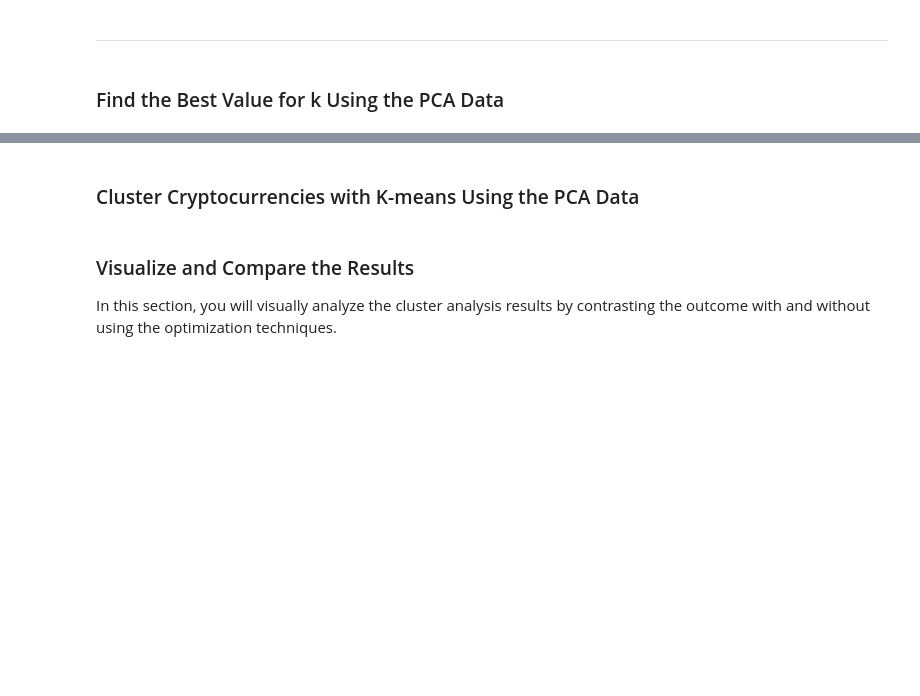
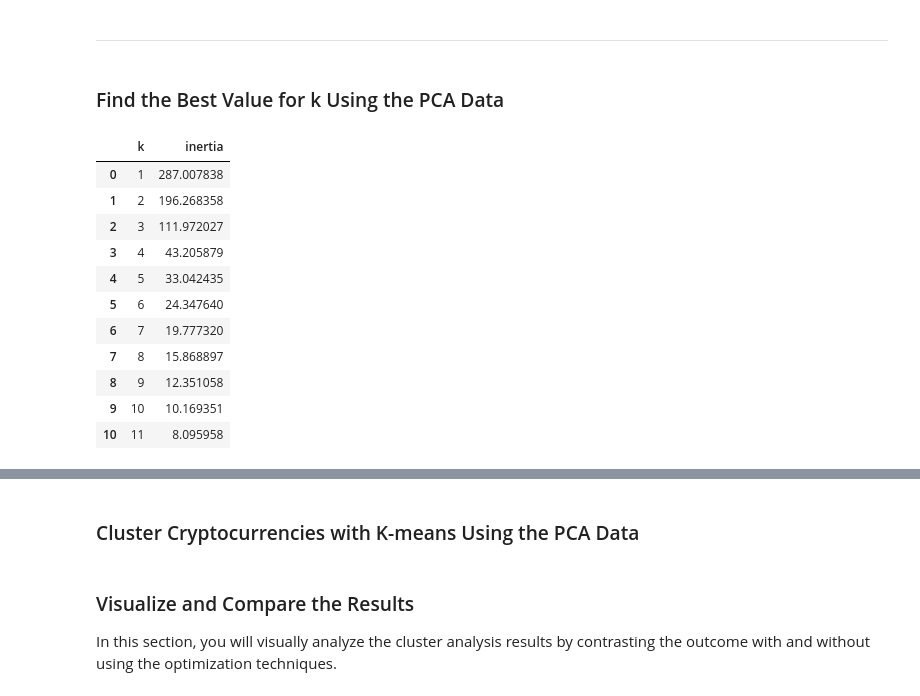
Before and after one commit to Leo-SLC/CryptoClustering, a Jupyter notebook: Crypto_Clustering.ipynb, the cells around one changed output, grey strips where cells are left out. Saved outputs shown, nothing was run; the diff lists cells and outputs as text; code cells hidden in the pictures; blank space fills up the shorter version.

```diff
--- a/Crypto_Clustering.ipynb
+++ b/Crypto_Clustering.ipynb
@@ -249,19 +278,38 @@ predict_cluster.hvplot.scatter(
 ### Find the Best Value for k Using the PCA Data
 # %%
 # Create a list with the number of k-values from 1 to 11
+k = list(range(1,12))
 # %%
 # Create an empty list to store the inertia values
-
+inertia_2 = []
 
 # Create a for loop to compute the inertia with each possible value of k
-# Inside the loop:
-# 1. Create a KMeans model using the loop counter for the n_clusters
-# 2. Fit the model to the data using `df_market_data_pca`
-# 3. Append the model.inertia_ to the inertia list
+for i in k:
+    # 1. Create a KMeans model using the loop counter for the n_clusters
+    k_model=KMeans(n_clusters=i, random_state=1)
+    # 2. Fit the model to the data using `df_market_data_scaled`
+    k_model.fit(pca_model_df)
+    # 3. Append the model.inertia_ to the inertia list
+    inertia_2.append(k_model.inertia_)
 # %%
 # Create a dictionary with the data to plot the Elbow curve
-
+elbow_data_2 = {'k':k, 'inertia': inertia_2}
 # Create a DataFrame with the data to plot the Elbow curve
+elbow_data_2 = pd.DataFrame(elbow_data_2)
+elbow_data_2
+# %% [output]
+|  | k | inertia |
+| 0 | 1 | 287.007838 |
+| 1 | 2 | 196.268358 |
+| 2 | 3 | 111.972027 |
+| 3 | 4 | 43.205879 |
+| 4 | 5 | 33.042435 |
+| 5 | 6 | 24.347640 |
+| 6 | 7 | 19.777320 |
+| 7 | 8 | 15.868897 |
+| 8 | 9 | 12.351058 |
+| 9 | 10 | 10.169351 |
+| 10 | 11 | 8.095958 |
 # %%
 # Plot a line chart with all the inertia values computed with
 # the different values of k to visually identify the optimal value for k.
```
Also changed, not shown: parts of 6 cells of this notebook.
